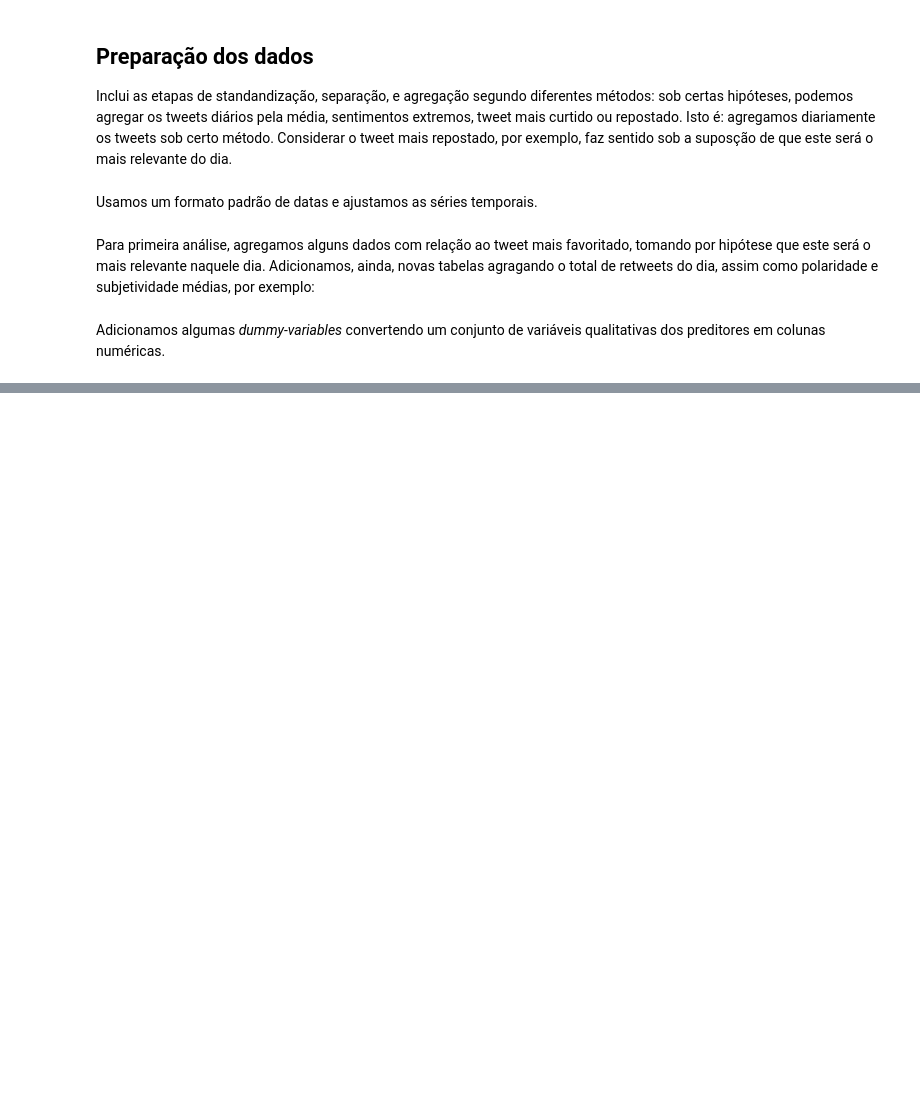
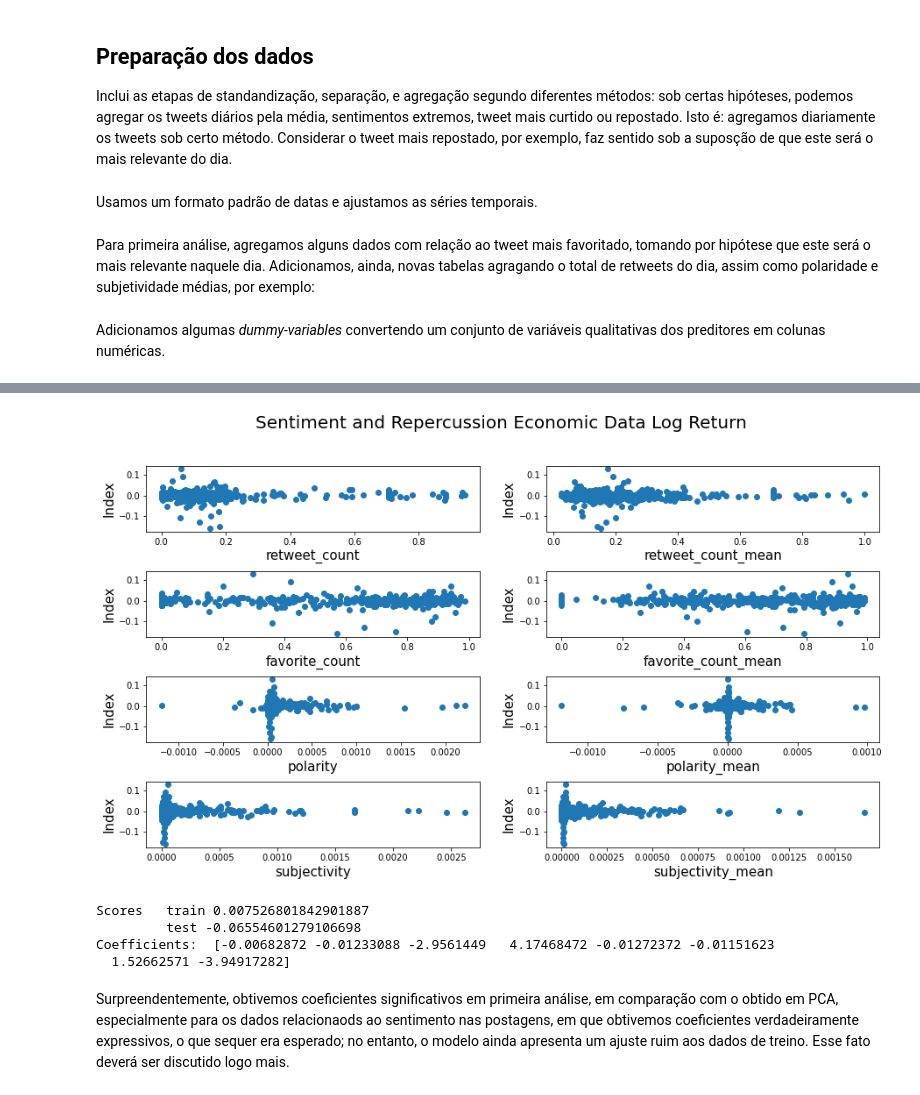
Before and after one commit to GiovaniValdrighi/Bolsonaro_Tweets, a Jupyter notebook: notebooks/effects_tweeter_economic_data.ipynb, the cells around one changed output, grey strips where cells are left out. Saved outputs shown, nothing was run; the diff lists cells and outputs as text; code cells hidden in the pictures; blank space fills up the shorter version.

```diff
--- a/notebooks/effects_tweeter_economic_data.ipynb
+++ b/notebooks/effects_tweeter_economic_data.ipynb
@@ -134,0 +250,74 @@ economic_data_lr.plot()
+# %%
+# predictors to be considered
+sr_predictors = ["retweet_count", "favorite_count", "polarity", "subjectivity",
+                 "retweet_count_mean", "favorite_count_mean",
+                 "polarity_mean", "subjectivity_mean"]
+
+
+fig, ax = plt.subplots(4,2, figsize = (15,8))
+# extreme dayly index
+for i in range(4):
+  col = sr_predictors[i]
+  ax[i][0].scatter(DTw_train[col], EILR_train)
+  ax[i][0].set_xlabel(col, fontsize=15)
+  ax[i][0].set_ylabel("Index", fontsize=15)
+
+# mean dayly index
+for i in range(4):
+  col = sr_predictors[4+i]
+  ax[i][1].scatter(DTw_train[col], EILR_train)
+  ax[i][1].set_xlabel(col, fontsize=15)
+  ax[i][1].set_ylabel("Index", fontsize=15)
+
+fig.suptitle("Sentiment and Repercussion Economic Data Log Return", fontsize=20)
+fig.subplots_adjust(hspace=0.6)
+plt.show()
+# %% [output]
+[figure, added]
+# %%
+# chose Sentimental and Repercution as predictors
+DTw_train_sr = DTw_train[sr_predictors]
+DTw_test_sr = DTw_test[sr_predictors]
+
+# remove strongly correlated columns
+corr_mat = DTw_train_sr.corr().abs()
+corr_upper = corr_mat.where(np.triu(np.ones(corr_mat.shape), k=1).astype(np.bool))
+to_drop = [col for col in corr_upper.columns if any(corr_upper[col] > 0.85)]
+
+DTw_train_decorr = DTw_train_sr.drop(to_drop, axis = 1)
+DTw_test_decorr = DTw_test_sr.drop(to_drop, axis = 1)
+
+# regularization hiperparameters
+lambdas = np.logspace(-1,3,20)
+
+scores = []
+best_lambda = 0
+best_score = -1000
+for l in lambdas:
+  model = RidgeCV(l)
+  score = cross_val_score(model, DTw_train_decorr, EILR_train).mean()
+
+  scores.append(score)
+  if score > best_score:
+    best_score = score
+    best_lambda = l
+    best_model = model
+
+best_model = Ridge(alpha=best_lambda).fit(DTw_train_decorr, EILR_train)
+
+# scores for train and test
+EILR_train_predicted = best_model.predict(DTw_train_decorr)
+score_train = r2_score(EILR_train, EILR_train_predicted)
+
+EILR_test_predicted = best_model.predict(DTw_test_decorr)
+score_test = r2_score(EILR_test, EILR_test_predicted)
+
+print("Scores \t train {}\n\t test {}".format(score_train, score_test))
+print("Coefficients: ", best_model.coef_)
+# %% [output]
+Scores   train 0.007526801842901887
+         test -0.06554601279106698
+Coefficients:  [-0.00682872 -0.01233088 -2.9561449   4.17468472 -0.01272372 -0.01151623
+  1.52662571 -3.94917282]
+# %% [markdown]
+Surpreendentemente, obtivemos coeficientes significativos em primeira análise, em comparação com o obtido em PCA, especialmente para os dados relacionaods ao sentimento nas postagens, em que obtivemos coeficientes verdadeiramente expressivos, o que sequer era esperado; no entanto, o modelo ainda apresenta um ajuste ruim aos dados de treino. Esse fato deverá ser discutido logo mais.
```
Also changed, not shown: parts of 26 cells of this notebook.
